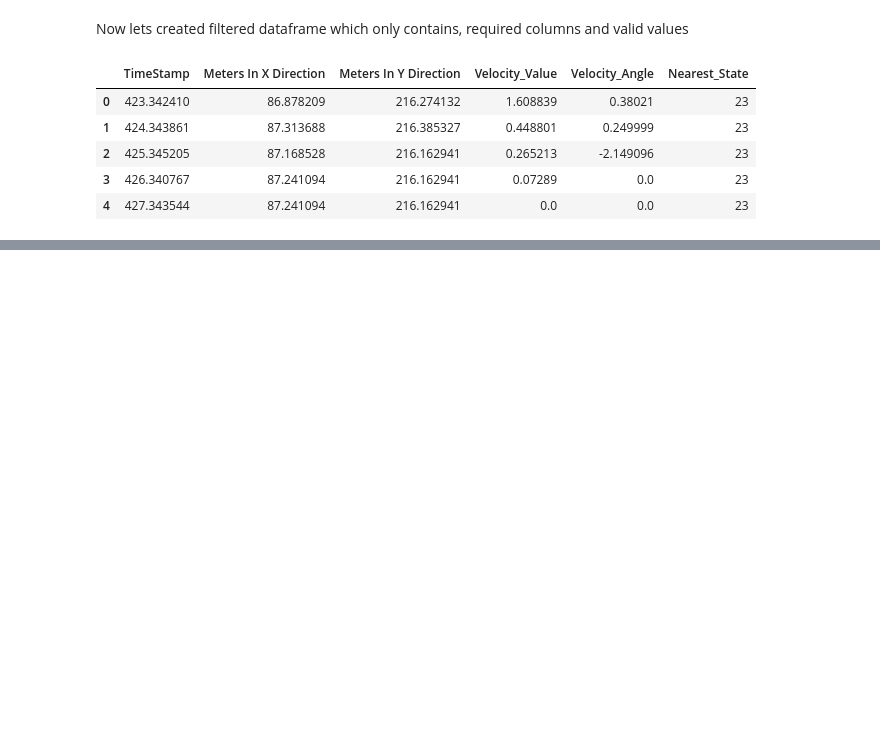
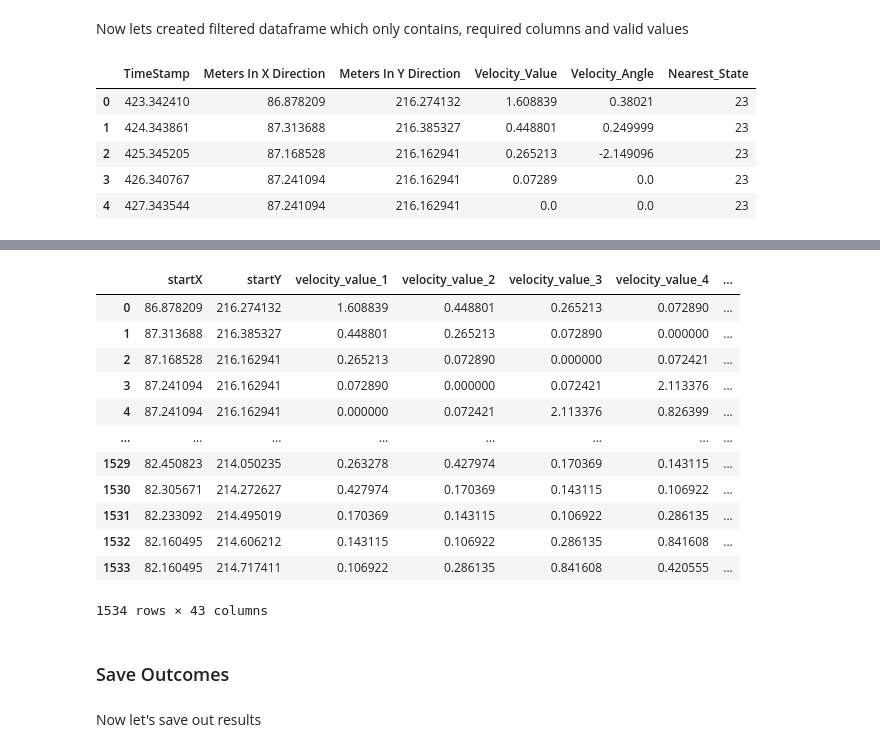
Before and after one commit to mashkarharis/Indoor-Floorplan-Localization-CRF, a Jupyter notebook: Part-1/CRF_Part_1.ipynb, the cells around one changed output, grey strips where cells are left out. Saved outputs shown, nothing was run; the diff lists cells and outputs as text; code cells hidden in the pictures; blank space fills up the shorter version.

```diff
--- a/CRF.ipynb
+++ b/Part-1/CRF_Part_1.ipynb
@@ -443,0 +536,22 @@ filtered_df.head()
+# %%
+final_prepared_dataset=pd.concat([prepared_dataset1,prepared_dataset2])
+final_prepared_dataset.reset_index(inplace=True, drop=True)
+final_prepared_dataset
+# %% [output]
+|  | startX | startY | velocity_value_1 | velocity_value_2 | velocity_value_3 | velocity_value_4 | ... |
+| 0 | 86.878209 | 216.274132 | 1.608839 | 0.448801 | 0.265213 | 0.072890 | ... |
+| 1 | 87.313688 | 216.385327 | 0.448801 | 0.265213 | 0.072890 | 0.000000 | ... |
+| 2 | 87.168528 | 216.162941 | 0.265213 | 0.072890 | 0.000000 | 0.072421 | ... |
+| 3 | 87.241094 | 216.162941 | 0.072890 | 0.000000 | 0.072421 | 2.113376 | ... |
+| 4 | 87.241094 | 216.162941 | 0.000000 | 0.072421 | 2.113376 | 0.826399 | ... |
+| ... | ... | ... | ... | ... | ... | ... | ... |
+| 1529 | 82.450823 | 214.050235 | 0.263278 | 0.427974 | 0.170369 | 0.143115 | ... |
+| 1530 | 82.305671 | 214.272627 | 0.427974 | 0.170369 | 0.143115 | 0.106922 | ... |
+| 1531 | 82.233092 | 214.495019 | 0.170369 | 0.143115 | 0.106922 | 0.286135 | ... |
+| 1532 | 82.160495 | 214.606212 | 0.143115 | 0.106922 | 0.286135 | 0.841608 | ... |
+| 1533 | 82.160495 | 214.717411 | 0.106922 | 0.286135 | 0.841608 | 0.420555 | ... |
+1534 rows × 43 columns
+# %% [markdown]
+### Save Outcomes
+# %% [markdown]
+Now let's save out results
```
Also changed, not shown: parts of 10 cells of this notebook, 11 other files.
